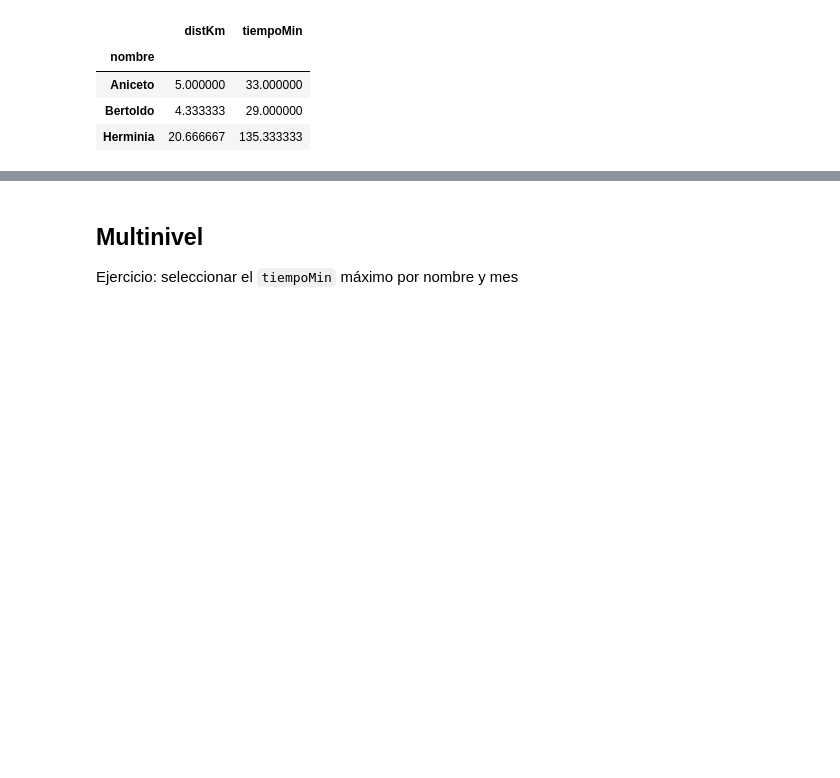
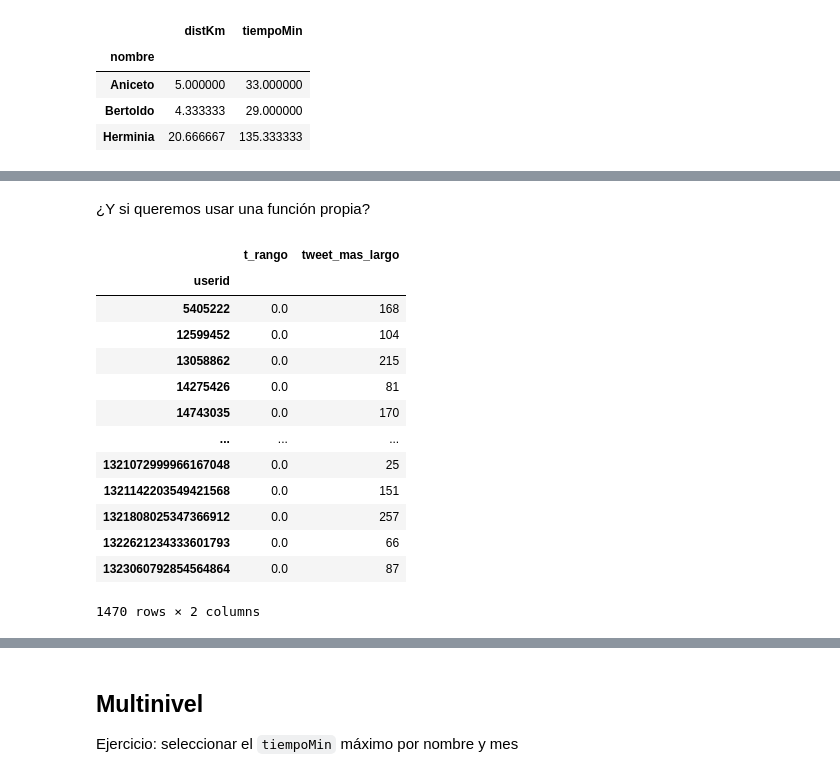
Before and after one commit to RafaelCaballero/APD, a Jupyter notebook: codigo/agregaciones.ipynb, the cells around one changed output, grey strips where cells are left out. Drawn from its saved outputs; the diff is of its cells as text; code cells hidden in the pictures; blank space fills up the shorter version.

```diff
--- a/codigo/agregaciones.ipynb
+++ b/codigo/agregaciones.ipynb
@@ -117,0 +198,27 @@ En este caso usaremos `agg`
+# %% [markdown]
+¿Y si queremos usar una función propia?
+# %%
+def num_caracteres(s):
+    return s.str.len().max()
+
+df_user = df.groupby("userid").agg(
+    t_rango=("T", "mean"),
+    tweet_mas_largo=("text", num_caracteres),
+)
+
+df_user
+# %% [output]
+|  | t_rango | tweet_mas_largo |
+| userid |  |  |
+| 5405222 | 0.0 | 168 |
+| 12599452 | 0.0 | 104 |
+| 13058862 | 0.0 | 215 |
+| 14275426 | 0.0 | 81 |
+| 14743035 | 0.0 | 170 |
+| ... | ... | ... |
+| 1321072999966167048 | 0.0 | 25 |
+| 1321142203549421568 | 0.0 | 151 |
+| 1321808025347366912 | 0.0 | 257 |
+| 1322621234333601793 | 0.0 | 66 |
+| 1323060792854564864 | 0.0 | 87 |
+1470 rows × 2 columns
```
Also changed, not shown: parts of 10 cells of this notebook.
